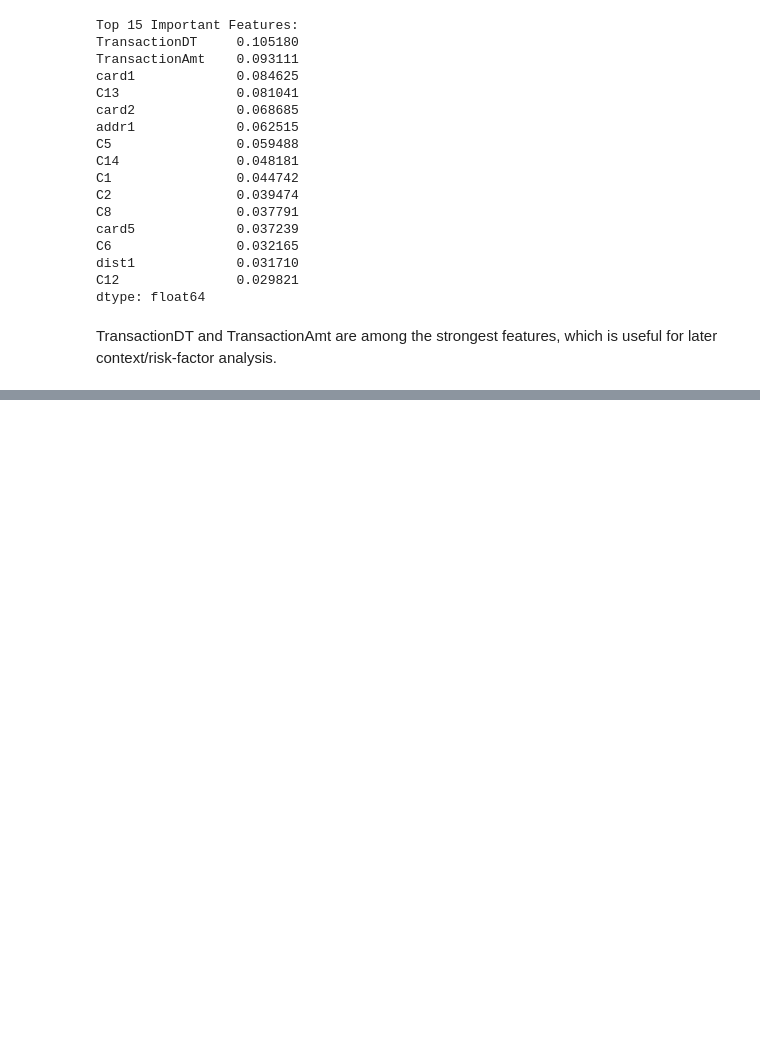
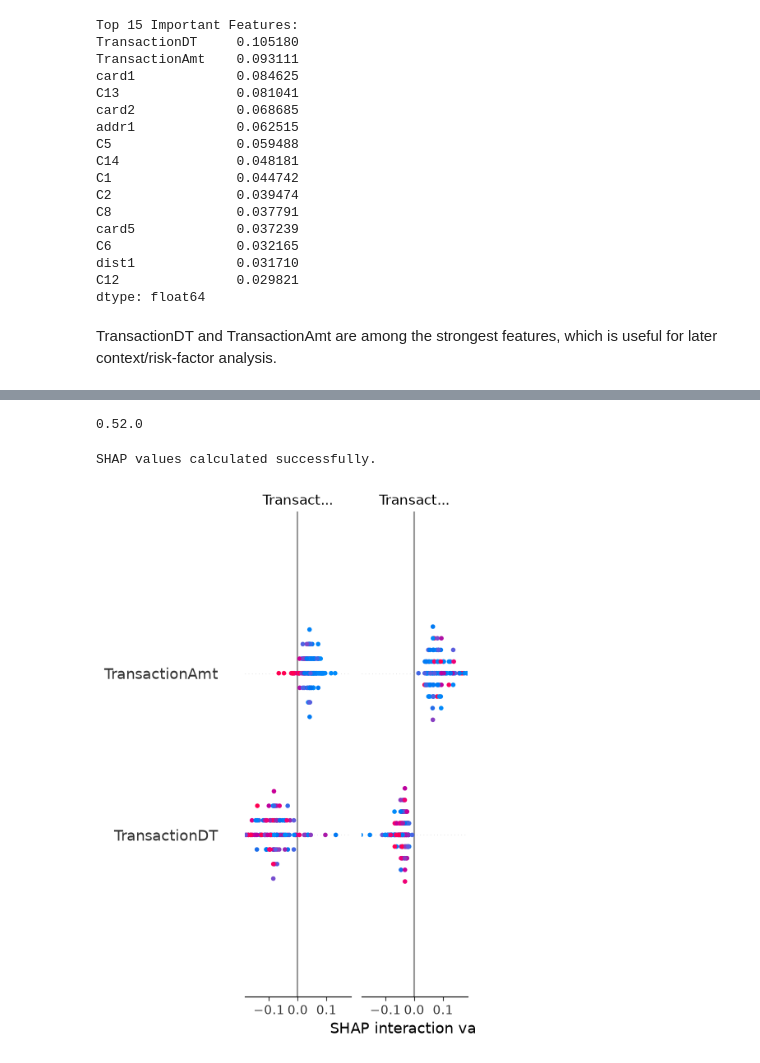
Before and after one commit to Sneha-0409/VeriPay, a Jupyter notebook: ieee-cisDataset.ipynb, the cells around one changed output, grey strips where cells are left out. Cells and saved outputs as stored; diff of their text form; code cells hidden in the pictures; blank space fills up the shorter version.

```diff
--- a/ieee-cisDataset.ipynb
+++ b/ieee-cisDataset.ipynb
@@ -747,0 +765,5 @@ TransactionDT and TransactionAmt are among the strongest features, which is usef
+# %%
+features = rf_model.feature_names_in_
+X_test_rf = X_test[features]
+y_test_proba = rf_model.predict_proba(X_test_rf)[:, 1]
+print(y_test_proba[:10])
@@ -747,0 +829,20 @@ TransactionDT and TransactionAmt are among the strongest features, which is usef
+# %%
+import shap
+print(shap.__version__)
+# %% [output]
+0.52.0
+# %%
+import shap
+explainer = shap.TreeExplainer(rf_model)
+shap_values = explainer.shap_values(X_test_rf.iloc[:100])
+print("SHAP values calculated successfully.")
+# %% [output]
+SHAP values calculated successfully.
+# %%
+shap.summary_plot(
+    shap_values,
+    X_test_rf.iloc[:100],
+    feature_names=rf_model.feature_names_in_
+)
+# %% [output]
+[figure, added]
```
Also changed, not shown: parts of 11 cells of this notebook, 6 other files.
